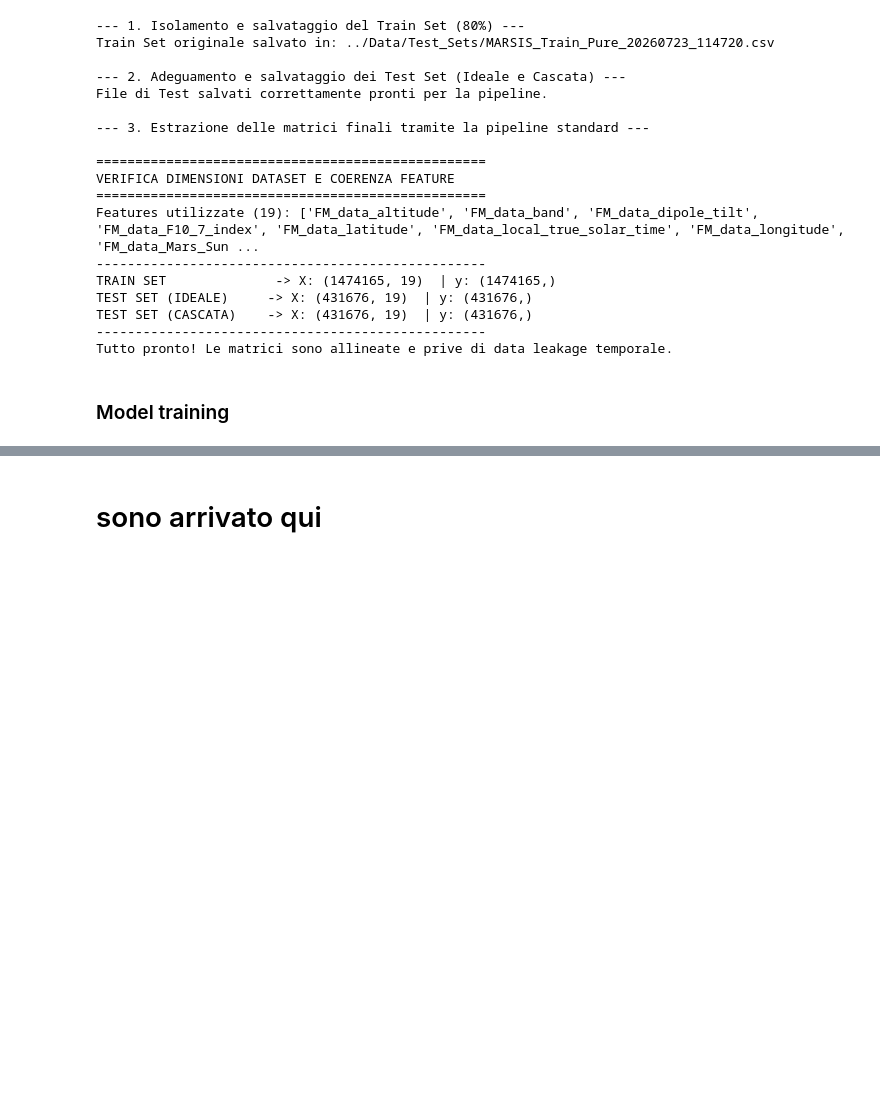
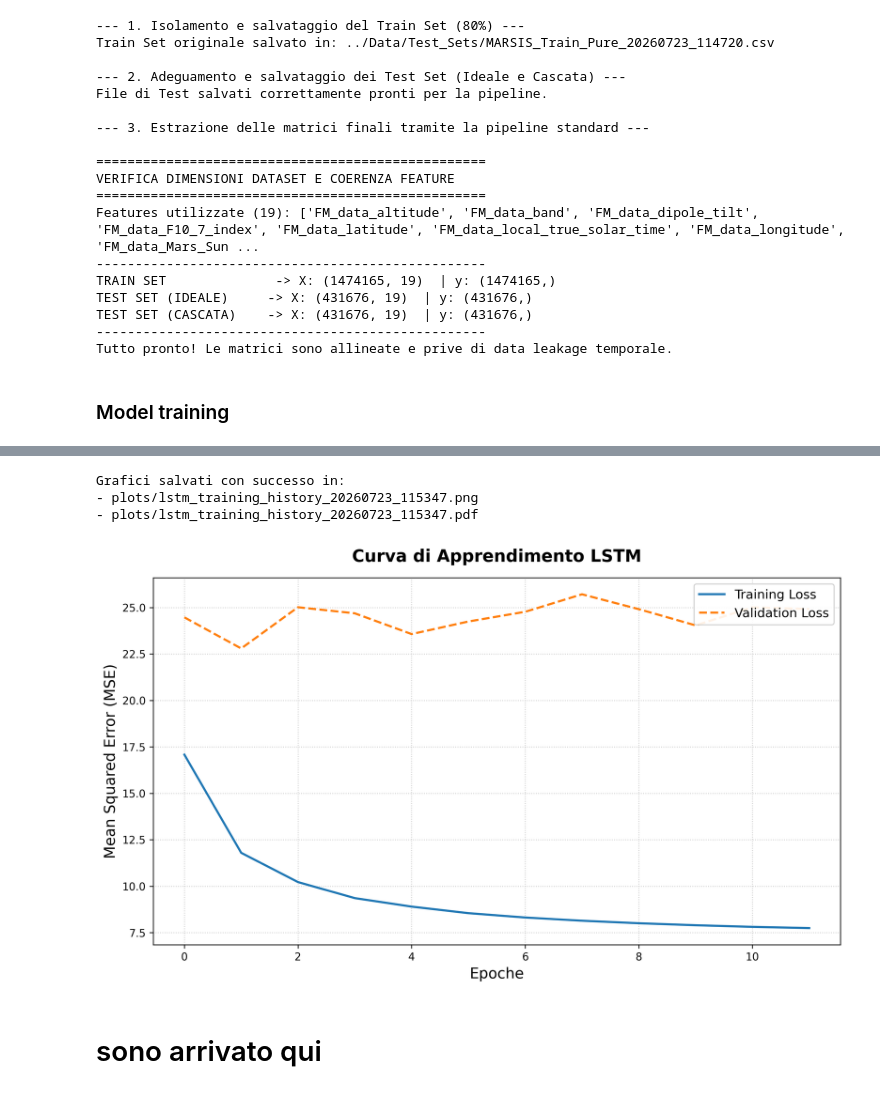
Before and after one commit to Epot12/Lab_XAI, a Jupyter notebook: Lab_XAI_pytorch/flux_pred_main.ipynb, the cells around one changed output, grey strips where cells are left out. Saved outputs shown, nothing was run; the diff lists cells and outputs as text; code cells hidden in the pictures; blank space fills up the shorter version.

```diff
--- a/Lab_XAI_pytorch/flux_pred_main.ipynb
+++ b/Lab_XAI_pytorch/flux_pred_main.ipynb
@@ -525,3 +528,10 @@ print(f"Scaler relativo salvato in: {scaler_save_path}")
+# %%
+plot_and_save_history(history, save_dir="plots")
+# %% [output]
+Grafici salvati con successo in:
+- plots/lstm_training_history_20260723_115347.png
+- plots/lstm_training_history_20260723_115347.pdf
+[figure, added]
 # %% [markdown]
 # sono arrivato qui
 # %% [markdown]
```
Also changed, not shown: parts of 1 cell of this notebook.
